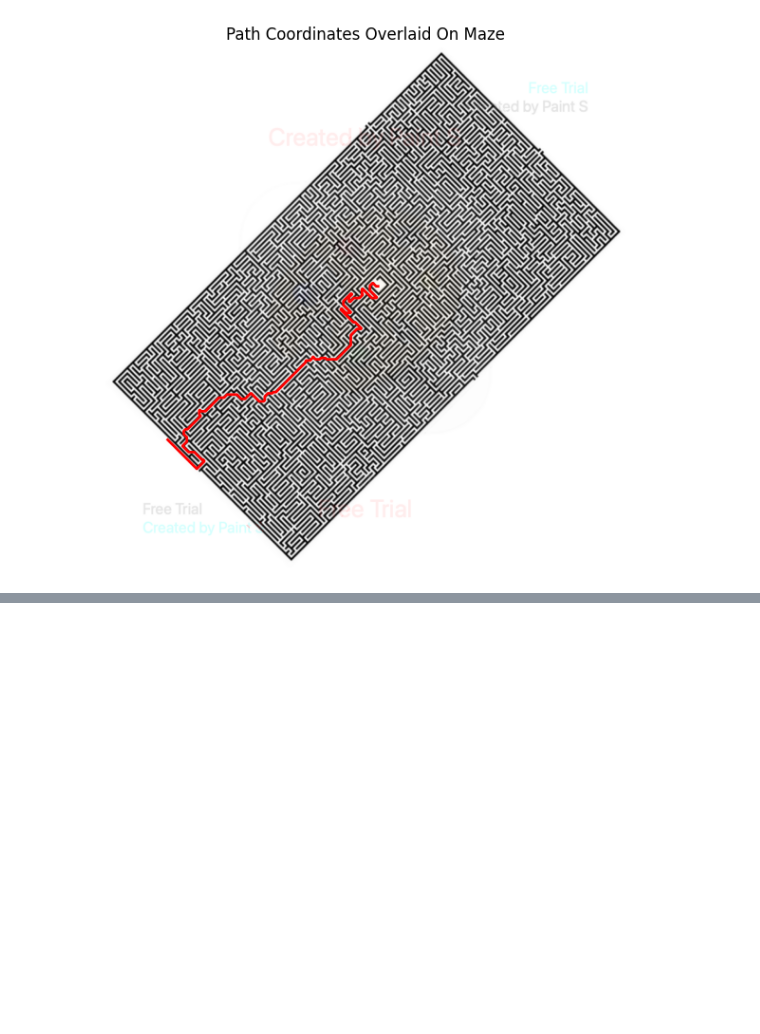
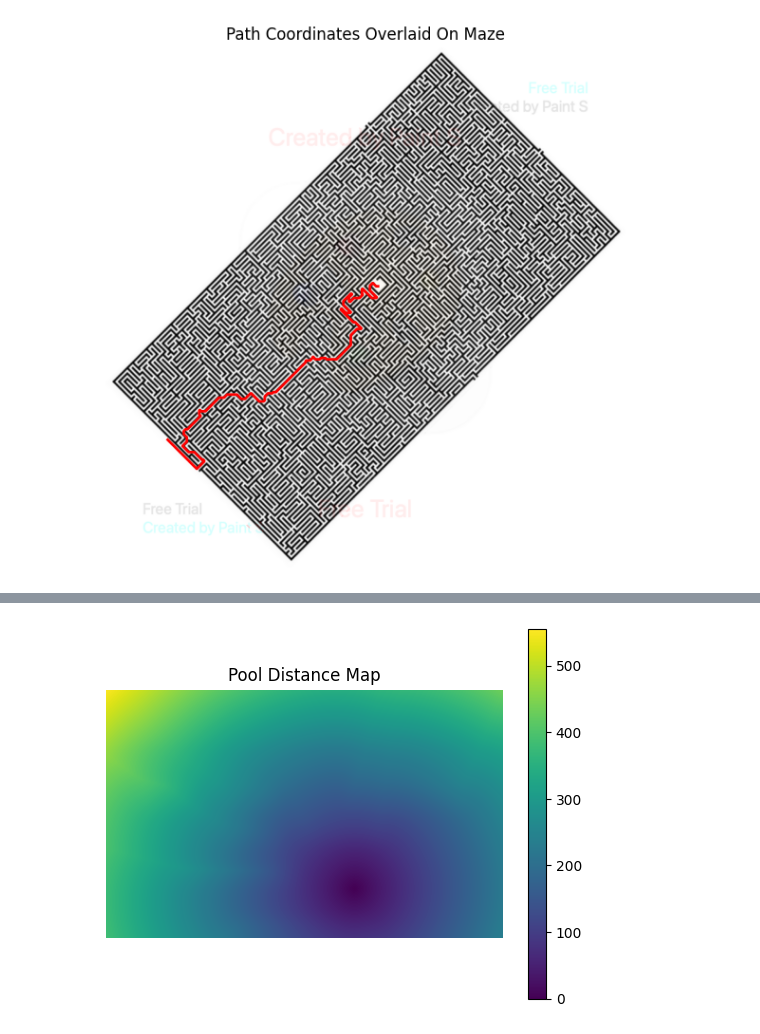
Before and after one commit to DanDanielElgarici/GCV-HW3, a Jupyter notebook: Part1.ipynb, the cells around one changed output, grey strips where cells are left out. Cells and saved outputs as stored; diff of their text form; code cells hidden in the pictures; blank space fills up the shorter version.

```diff
--- a/Part1.ipynb
+++ b/Part1.ipynb
@@ -124,0 +152,8 @@ plot_path_on_maze(rotated_maze_path, ROTATED_MAZE_PATH)
+# %%
+INSIDE_POOL = (400, 500)
+OUTSIDE_POOL = (1, 1)
+# %%
+pool_distance_map = eikonalfm.fast_marching(pool_data.get('n'), INSIDE_POOL, dx=(1,1), order=1)
+print_image(pool_distance_map, 'Pool Distance Map', color_bar=True)
+# %% [output]
+[figure, added]
```
Also changed, not shown: parts of 9 cells of this notebook.
